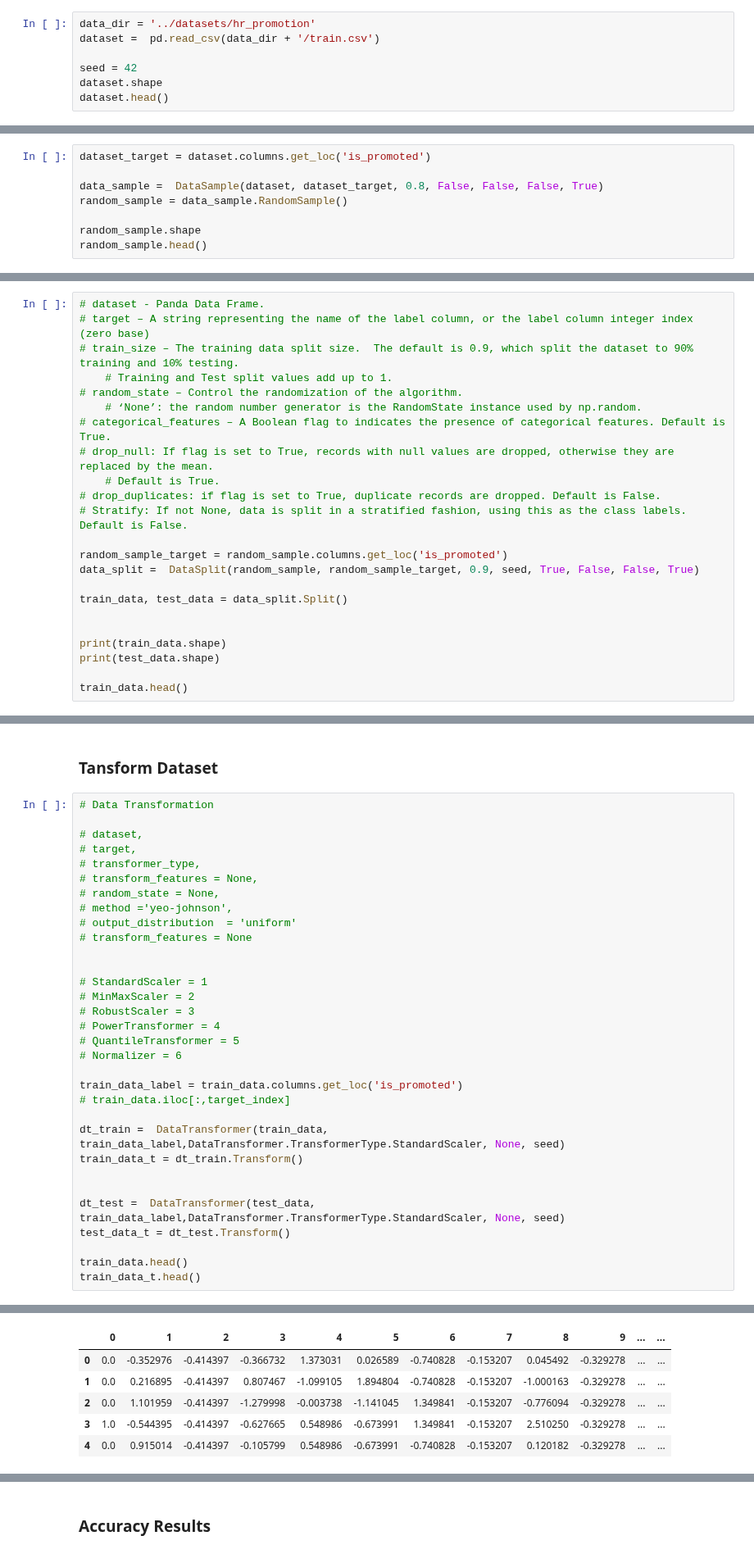
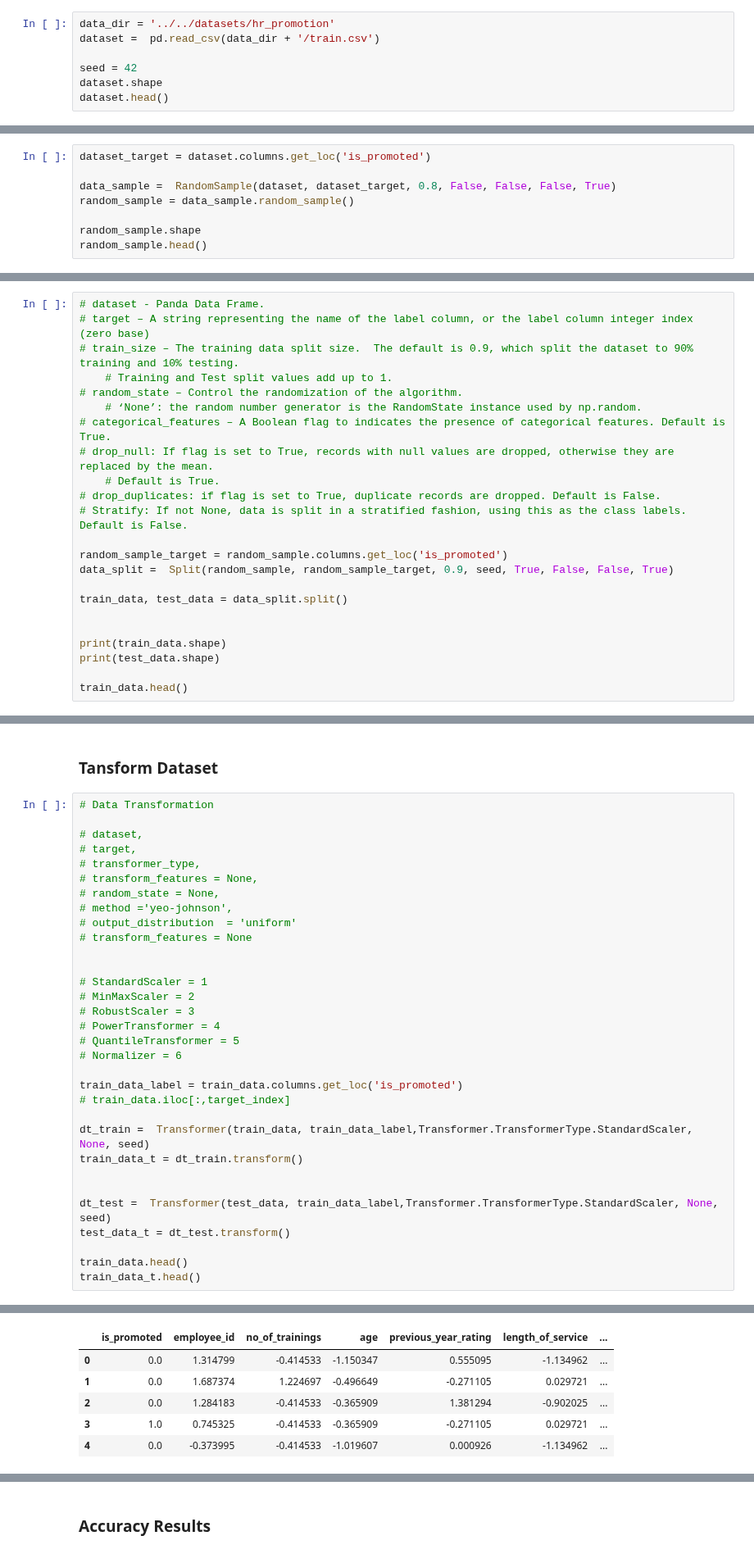
Before and after one commit to microsoft/responsible-ai-toolbox-mitigations, a Jupyter notebook: notebooks/errorsmitigation/errors_mitigation_overall.ipynb, the cells around one changed output, grey strips where cells are left out. Shown at 82% size. Saved outputs shown, nothing was run; the diff lists cells and outputs as text.

```diff
--- a/notebooks/errorsmitigation/errors_analysis_mitigations.ipynb
+++ b/notebooks/errorsmitigation/errors_mitigation_overall.ipynb
@@ -36,7 +34,7 @@ ModuleNotFoundError: No module named 'errorsmitigation'
 # %% [markdown]
 ### Load dataset
 # %%
-data_dir = '../datasets/hr_promotion'
+data_dir = '../../datasets/hr_promotion'
 dataset =  pd.read_csv(data_dir + '/train.csv')
 
 seed = 42
@@ -55,8 +53,8 @@ dataset.head()
 # %%
 dataset_target = dataset.columns.get_loc('is_promoted')
 
-data_sample =  DataSample(dataset, dataset_target, 0.8, False, False, False, True)
-random_sample = data_sample.RandomSample()
+data_sample =  RandomSample(dataset, dataset_target, 0.8, False, False, False, True)
+random_sample = data_sample.random_sample()
 
 random_sample.shape
 random_sample.head()
@@ -84,9 +82,9 @@ random_sample.head()
 # Stratify: If not None, data is split in a stratified fashion, using this as the class labels. Default is False.
 
 random_sample_target = random_sample.columns.get_loc('is_promoted')
-data_split =  DataSplit(random_sample, random_sample_target, 0.9, seed, True, False, False, True)
+data_split =  Split(random_sample, random_sample_target, 0.9, seed, True, False, False, True)
 
-train_data, test_data = data_split.Split()
+train_data, test_data = data_split.split()
 
 
 print(train_data.shape)
@@ -128,12 +126,12 @@ train_data.head()
 train_data_label = train_data.columns.get_loc('is_promoted')
 # train_data.iloc[:,target_index]
 
-dt_train =  DataTransformer(train_data, train_data_label,DataTransformer.TransformerType.StandardScaler, None, seed)
-train_data_t = dt_train.Transform()
+dt_train =  Transformer(train_data, train_data_label,Transformer.TransformerType.StandardScaler, None, seed)
+train_data_t = dt_train.transform()
 
 
-dt_test =  DataTransformer(test_data, train_data_label,DataTransformer.TransformerType.StandardScaler, None, seed)
-test_data_t = dt_test.Transform()
+dt_test =  Transformer(test_data, train_data_label,Transformer.TransformerType.StandardScaler, None, seed)
+test_data_t = dt_test.transform()
 
 train_data.head()
 train_data_t.head()
@@ -147,10 +145,10 @@ train_data_t.head()
 5 rows × 65 columns
-|  | 0 | 1 | 2 | 3 | 4 | 5 | 6 | 7 | 8 | 9 | ... | ... |
-| 0 | 0.0 | -0.352976 | -0.414397 | -0.366732 | 1.373031 | 0.026589 | -0.740828 | -0.153207 | 0.045492 | -0.329278 | ... | ... |
-| 1 | 0.0 | 0.216895 | -0.414397 | 0.807467 | -1.099105 | 1.894804 | -0.740828 | -0.153207 | -1.000163 | -0.329278 | ... | ... |
-| 2 | 0.0 | 1.101959 | -0.414397 | -1.279998 | -0.003738 | -1.141045 | 1.349841 | -0.153207 | -0.776094 | -0.329278 | ... | ... |
-| 3 | 1.0 | -0.544395 | -0.414397 | -0.627665 | 0.548986 | -0.673991 | 1.349841 | -0.153207 | 2.510250 | -0.329278 | ... | ... |
-| 4 | 0.0 | 0.915014 | -0.414397 | -0.105799 | 0.548986 | -0.673991 | -0.740828 | -0.153207 | 0.120182 | -0.329278 | ... | ... |
+|  | is_promoted | employee_id | no_of_trainings | age | previous_year_rating | length_of_service | ... |
+| 0 | 0.0 | 1.314799 | -0.414533 | -1.150347 | 0.555095 | -1.134962 | ... |
+| 1 | 0.0 | 1.687374 | 1.224697 | -0.496649 | -0.271105 | 0.029721 | ... |
+| 2 | 0.0 | 1.284183 | -0.414533 | -0.365909 | 1.381294 | -0.902025 | ... |
+| 3 | 1.0 | 0.745325 | -0.414533 | -0.365909 | -0.271105 | 0.029721 | ... |
+| 4 | 0.0 | -0.373995 | -0.414533 | -1.019607 | 0.000926 | -1.134962 | ... |
 5 rows × 65 columns
 # %% [markdown]
 ### Accuracy Results
```
Also changed, not shown: parts of 9 cells of this notebook, 34 other files.
